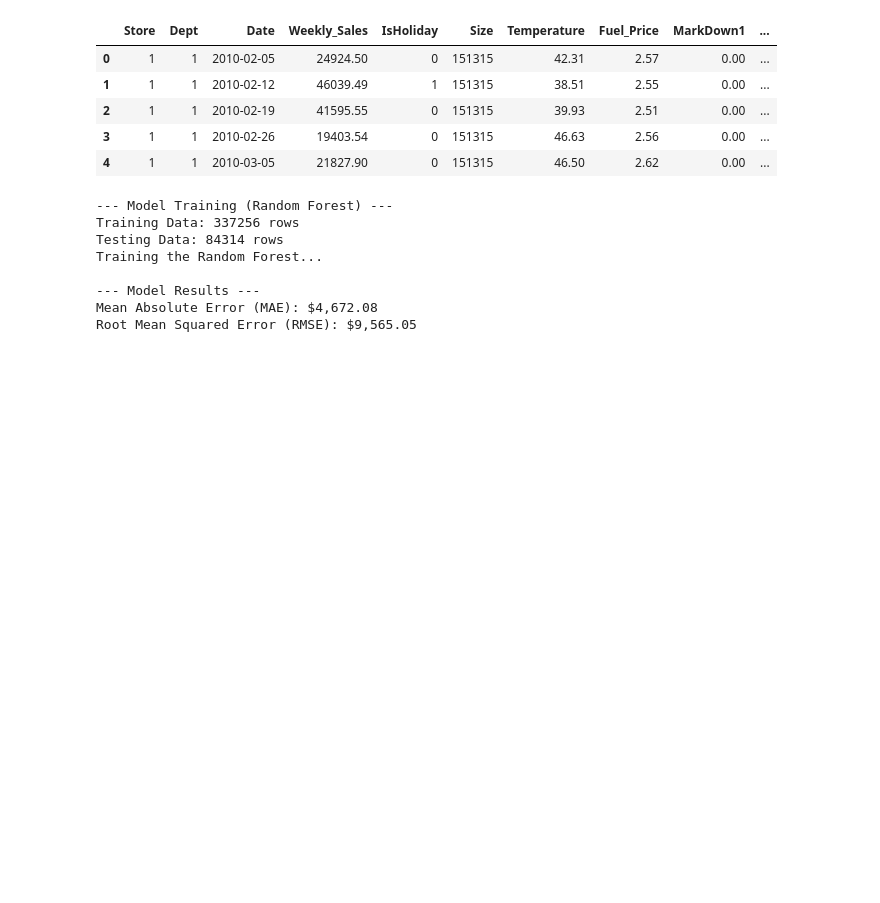
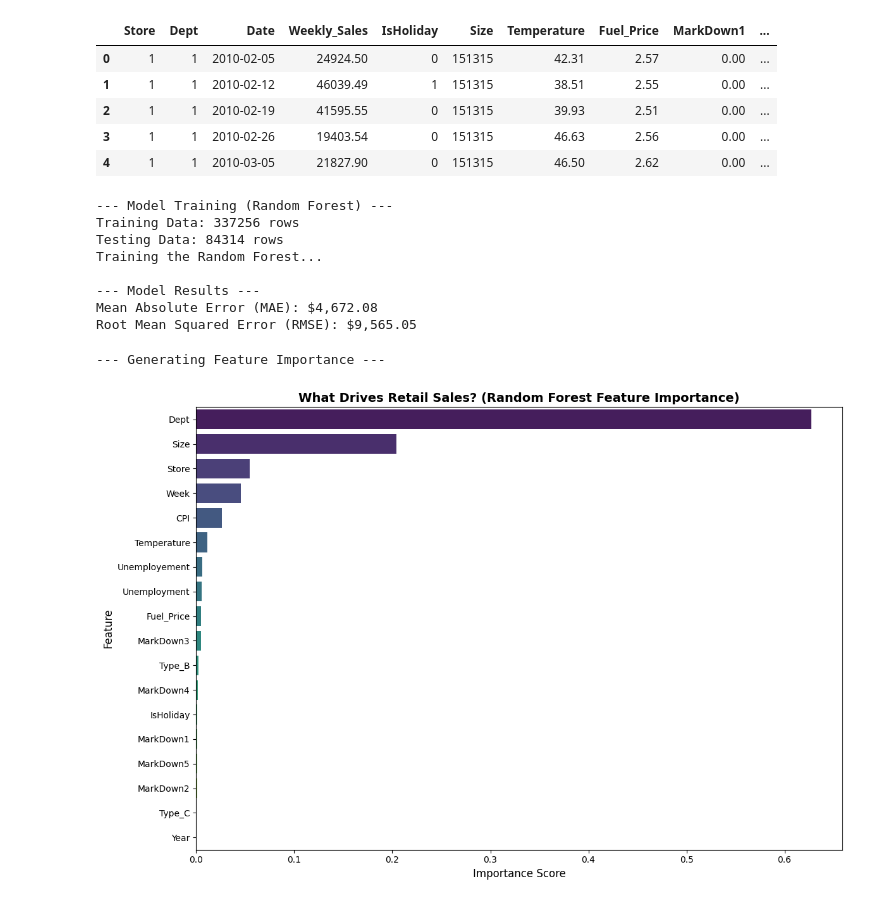
Before and after one commit to mihiranga-dev/apex-retail-forecast, a Jupyter notebook: 1_ml_pipeline/01_EDA_and_Preprocessing.ipynb, the cells around one changed output. Drawn from its saved outputs; the diff is of its cells as text; code cells hidden in the pictures; blank space fills up the shorter version.

Commit message:
feat: generate feature importance visualization for random forest

```diff
--- a/1_ml_pipeline/01_EDA_and_Preprocessing.ipynb
+++ b/1_ml_pipeline/01_EDA_and_Preprocessing.ipynb
@@ -200,3 +200,30 @@ Training the Random Forest...
 --- Model Results ---
 Mean Absolute Error (MAE): $4,672.08
 Root Mean Squared Error (RMSE): $9,565.05
+# %%
+import matplotlib.pyplot as plt
+import seaborn as sns
+import pandas as pd
+
+print("--- Generating Feature Importance ---")
+
+# Extract the importance scores directly from the trained model
+importances = rf_model.feature_importances_
+
+# Map the scores to the column names and sort them
+feature_importance_df = pd.DataFrame({
+    'Feature': X.columns,
+    'Importance': importances
+}).sort_values(by='Importance', ascending=False)
+
+# Draw the horizontal bar chart
+plt.figure(figsize=(12, 8))
+sns.barplot(data=feature_importance_df, x='Importance', y='Feature', hue='Feature', palette='viridis', legend=False)
+plt.title('What Drives Retail Sales? (Random Forest Feature Importance)', fontsize=14, fontweight='bold')
+plt.xlabel('Importance Score', fontsize=12)
+plt.ylabel('Feature', fontsize=12)
+plt.tight_layout()
+plt.show()
+# %% [output]
+--- Generating Feature Importance ---
+[figure, added]
```
